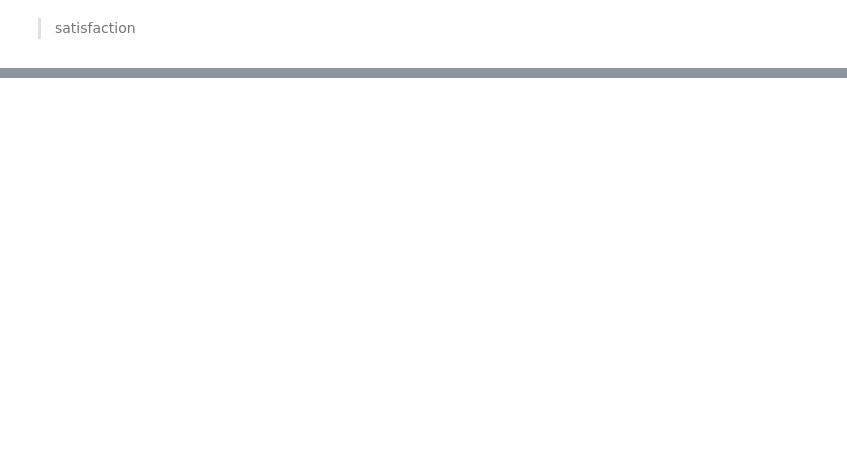
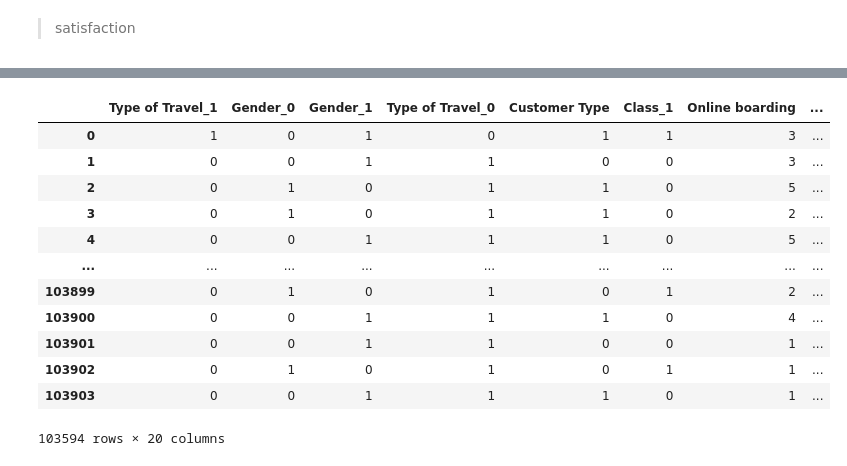
Before and after one commit to ahmed-2001M/Play_wIth_DatA-, a Jupyter notebook: airline/fun.ipynb, the cells around one changed output, grey strips where cells are left out. Drawn from its saved outputs; the diff is of its cells as text; code cells hidden in the pictures; blank space fills up the shorter version.

```diff
--- a/airline/fun.ipynb
+++ b/airline/fun.ipynb
@@ -368,0 +814,12 @@ plt.show()
+# %%
+
+feature_names = X.columns
+feature_importance_df = pd.DataFrame({'Feature': feature_names, 'Importance': feature_importance})
+feature_importance_df = feature_importance_df.sort_values(by='Importance', ascending=False)
+
+def highlight_max(s):
+    return ['background-color: red' if 'Random' in val else '' for val in s]
+
+styled_feature_importance_df = feature_importance_df.style.apply(highlight_max, subset=['Feature'])
+
+styled_feature_importance_df
@@ -368,0 +844,4 @@ plt.show()
+# %%
+threshold = feature_importance_df[feature_importance_df['Feature'].str.startswith('Random')]['Importance'].max()
+# %%
+important_features = feature_importance_df[feature_importance_df['Importance'] > threshold]['Feature'].tolist()
@@ -368,0 +873,16 @@ plt.show()
+# %%
+new_df
+# %% [output]
+|  | Type of Travel_1 | Gender_0 | Gender_1 | Type of Travel_0 | Customer Type | Class_1 | Online boarding | ... |
+| 0 | 1 | 0 | 1 | 0 | 1 | 1 | 3 | ... |
+| 1 | 0 | 0 | 1 | 1 | 0 | 0 | 3 | ... |
+| 2 | 0 | 1 | 0 | 1 | 1 | 0 | 5 | ... |
+| 3 | 0 | 1 | 0 | 1 | 1 | 0 | 2 | ... |
+| 4 | 0 | 0 | 1 | 1 | 1 | 0 | 5 | ... |
+| ... | ... | ... | ... | ... | ... | ... | ... | ... |
+| 103899 | 0 | 1 | 0 | 1 | 0 | 1 | 2 | ... |
+| 103900 | 0 | 0 | 1 | 1 | 1 | 0 | 4 | ... |
+| 103901 | 0 | 0 | 1 | 1 | 0 | 0 | 1 | ... |
+| 103902 | 0 | 1 | 0 | 1 | 0 | 1 | 1 | ... |
+| 103903 | 0 | 0 | 1 | 1 | 1 | 0 | 1 | ... |
+103594 rows × 20 columns
```
Also changed, not shown: parts of 93 cells of this notebook.
